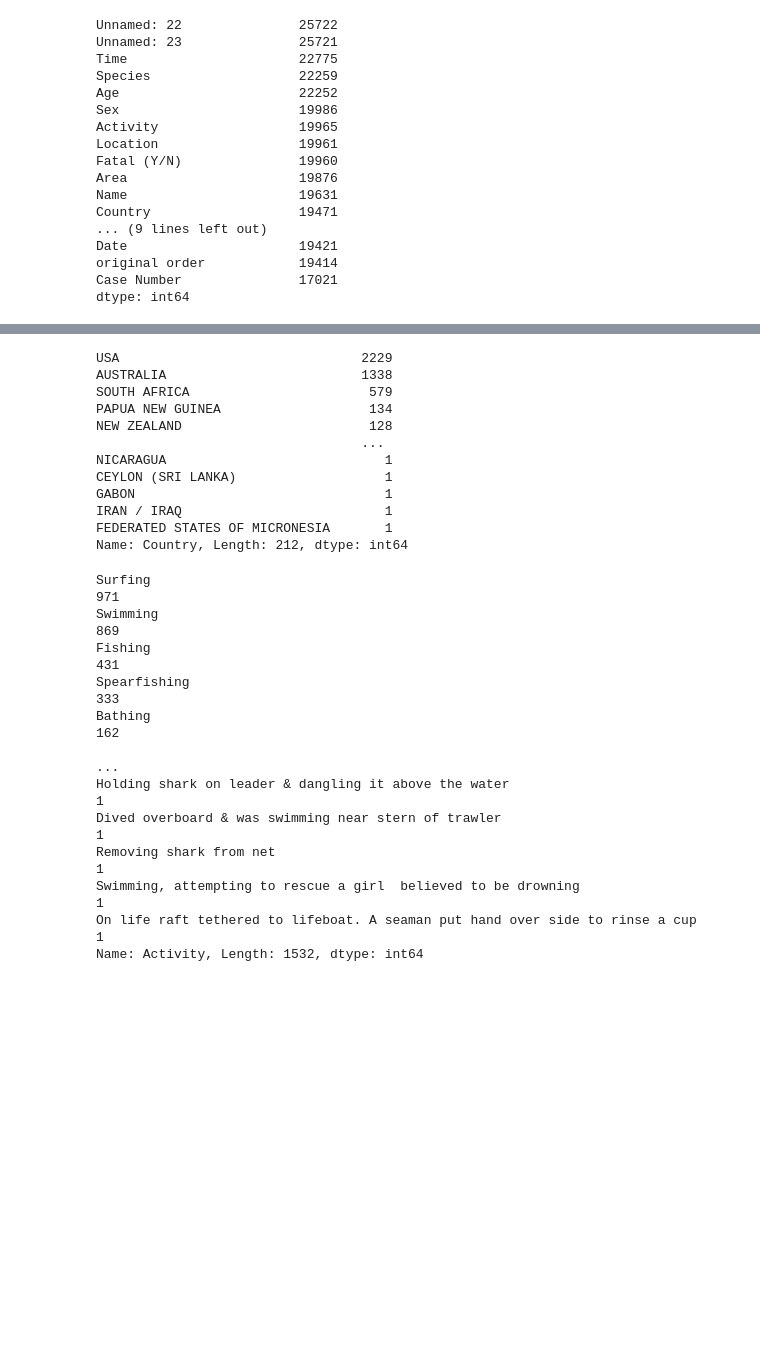
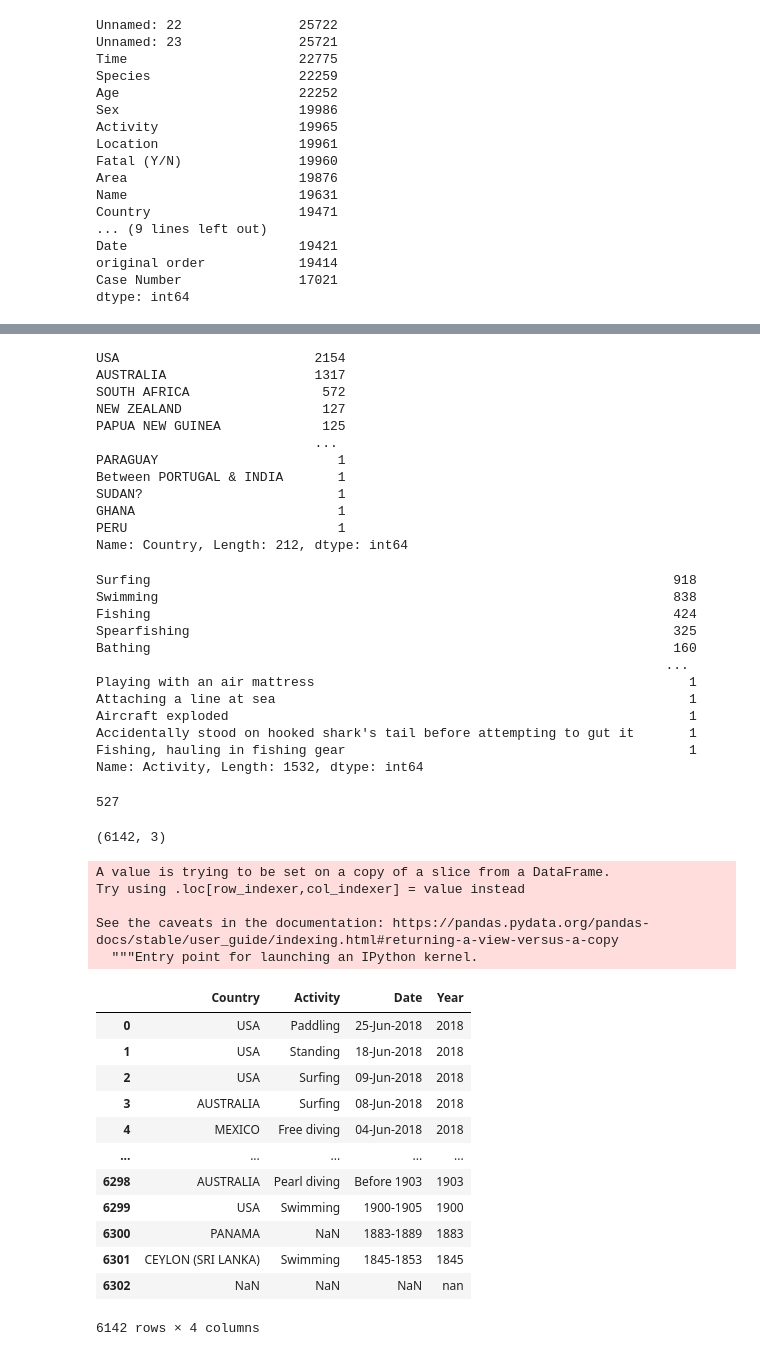
Before and after one commit to miriamvelloso/Sharkattackpd, a Jupyter notebook: Input/data_cleaning.ipynb, the cells around one changed output, grey strips where cells are left out. Saved outputs shown, nothing was run; the diff lists cells and outputs as text; code cells hidden in the pictures; blank space fills up the shorter version.

```diff
--- a/Input/data_cleaning.ipynb
+++ b/Input/data_cleaning.ipynb
@@ -117,32 +115,62 @@ Date          0
 dtype: int64
 # %%
 #Voy a ver cual es el pais que más ataques a tenido y parto mi analisis de este.
-df.Country.value_counts()
+estudio.Country.value_counts()
 # %% [output]
-USA                               2229
-AUSTRALIA                         1338
-SOUTH AFRICA                       579
-PAPUA NEW GUINEA                   134
-NEW ZEALAND                        128
-                                  ...
-NICARAGUA                            1
-CEYLON (SRI LANKA)                   1
-GABON                                1
-IRAN / IRAQ                          1
-FEDERATED STATES OF MICRONESIA       1
+USA                         2154
+AUSTRALIA                   1317
+SOUTH AFRICA                 572
+NEW ZEALAND                  127
+PAPUA NEW GUINEA             125
+                            ...
+PARAGUAY                       1
+Between PORTUGAL & INDIA       1
+SUDAN?                         1
+GHANA                          1
+PERU                           1
 Name: Country, Length: 212, dtype: int64
 # %%
-df.Activity.value_counts()
+estudio.Activity.value_counts()
 # %% [output]
-Surfing                                                                          971
-Swimming                                                                         869
-Fishing                                                                          431
-Spearfishing                                                                     333
-Bathing                                                                          162
-                                                                                ...
-Holding shark on leader & dangling it above the water                              1
-Dived overboard & was swimming near stern of trawler                               1
-Removing shark from net                                                            1
-Swimming, attempting to rescue a girl  believed to be drowning                     1
-On life raft tethered to lifeboat. A seaman put hand over side to rinse a cup      1
+Surfing                                                                   918
+Swimming                                                                  838
+Fishing                                                                   424
+Spearfishing                                                              325
+Bathing                                                                   160
+                                                                         ...
+Playing with an air mattress                                                1
+Attaching a line at sea                                                     1
+Aircraft exploded                                                           1
+Accidentally stood on hooked shark's tail before attempting to gut it       1
+Fishing, hauling in fishing gear                                            1
 Name: Activity, Length: 1532, dtype: int64
+# %%
+estudio.Activity.isnull().sum()
+# %% [output]
+527
+# %%
+estudio.shape
+# %% [output]
+(6142, 3)
+# %%
+estudio["Year"]= estudio["Date"].str.extract(r"([0-9]{4})").astype(np.str)
+estudio
+# %% [output]
+A value is trying to be set on a copy of a slice from a DataFrame.
+Try using .loc[row_indexer,col_indexer] = value instead
+
+See the caveats in the documentation: https://pandas.pydata.org/pandas-docs/stable/user_guide/indexing.html#returning-a-view-versus-a-copy
+  """Entry point for launching an IPython kernel.
+|  | Country | Activity | Date | Year |
+| 0 | USA | Paddling | 25-Jun-2018 | 2018 |
+| 1 | USA | Standing | 18-Jun-2018 | 2018 |
+| 2 | USA | Surfing | 09-Jun-2018 | 2018 |
+| 3 | AUSTRALIA | Surfing | 08-Jun-2018 | 2018 |
+| 4 | MEXICO | Free diving | 04-Jun-2018 | 2018 |
+| ... | ... | ... | ... | ... |
+| 6298 | AUSTRALIA | Pearl diving | Before 1903 | 1903 |
+| 6299 | USA | Swimming | 1900-1905 | 1900 |
+| 6300 | PANAMA | NaN | 1883-1889 | 1883 |
+| 6301 | CEYLON (SRI LANKA) | Swimming | 1845-1853 | 1845 |
+| 6302 | NaN | NaN | NaN | nan |
+6142 rows × 4 columns
```
Also changed, not shown: parts of 12 cells of this notebook, 4 other files.
